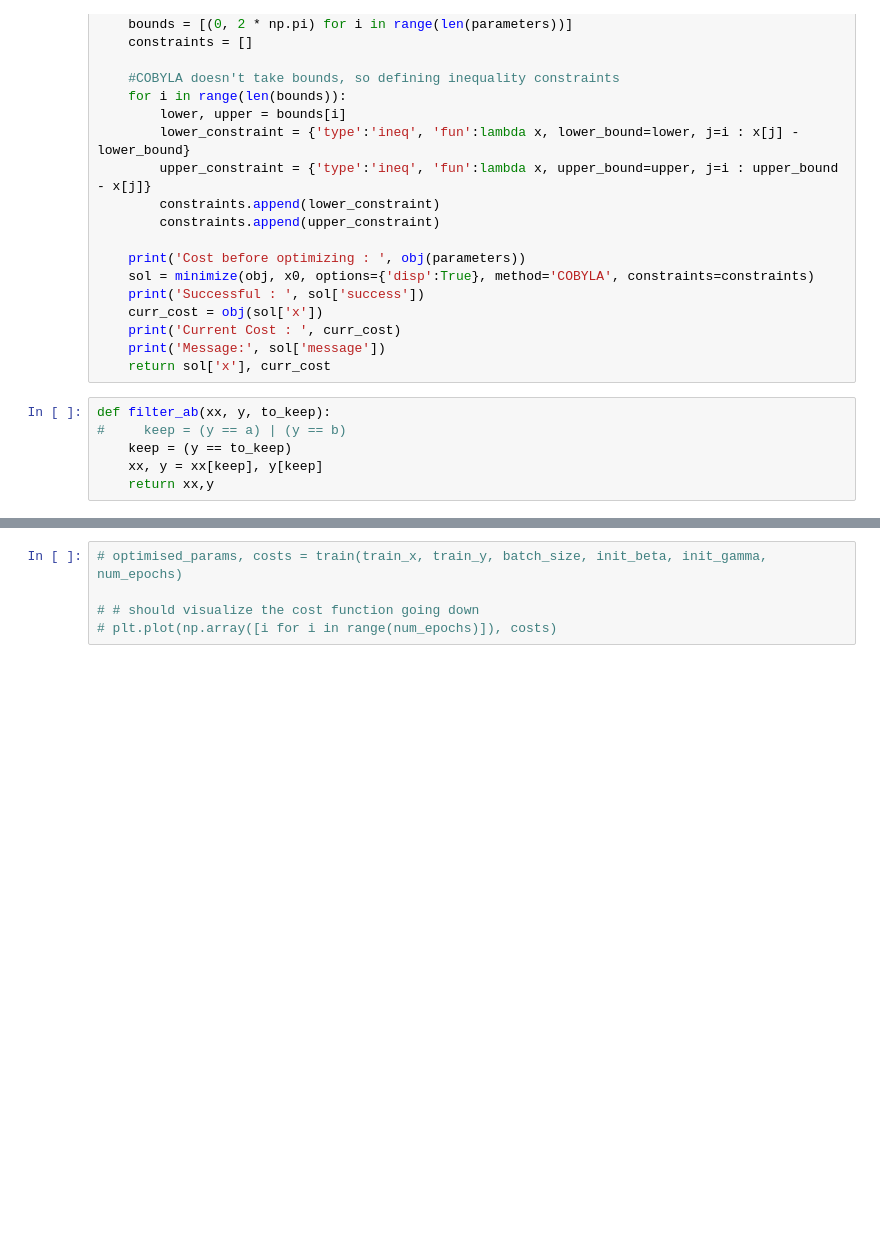
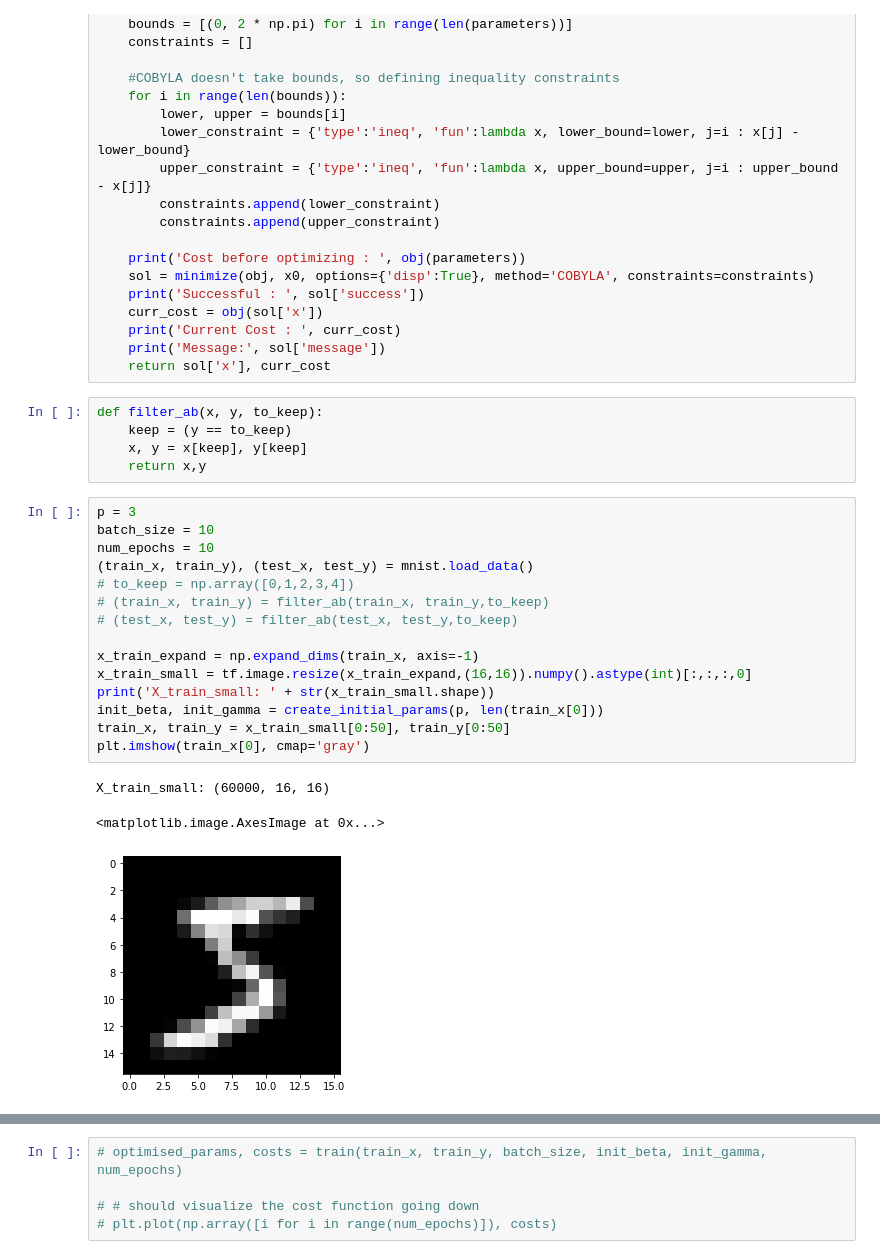
Before and after one commit to abbysovich/QIRA, a Jupyter notebook: model.ipynb, the cells around one changed output, grey strips where cells are left out. Cells and saved outputs as stored; diff of their text form; blank space fills up the shorter version.

```diff
--- a/model.ipynb
+++ b/model.ipynb
@@ -347,9 +334,27 @@ def optimise_once(parameters, batch, num_layers, n_qubits):
     print('Message:', sol['message'])
     return sol['x'], curr_cost
 # %%
-def filter_ab(xx, y, to_keep):
-#     keep = (y == a) | (y == b)
+def filter_ab(x, y, to_keep):
     keep = (y == to_keep)
-    xx, y = xx[keep], y[keep]
-    return xx,y
+    x, y = x[keep], y[keep]
+    return x,y
+# %%
+p = 3
+batch_size = 10
+num_epochs = 10
+(train_x, train_y), (test_x, test_y) = mnist.load_data()
+# to_keep = np.array([0,1,2,3,4])
+# (train_x, train_y) = filter_ab(train_x, train_y,to_keep)
+# (test_x, test_y) = filter_ab(test_x, test_y,to_keep)
+
+x_train_expand = np.expand_dims(train_x, axis=-1)
+x_train_small = tf.image.resize(x_train_expand,(16,16)).numpy().astype(int)[:,:,:,0]
+print('X_train_small: ' + str(x_train_small.shape))
+init_beta, init_gamma = create_initial_params(p, len(train_x[0]))
+train_x, train_y = x_train_small[0:50], train_y[0:50]
+plt.imshow(train_x[0], cmap='gray')
+# %% [output]
+X_train_small: (60000, 16, 16)
+<matplotlib.image.AxesImage at 0x...>
+[figure, added]
 # %%
```
Also changed, not shown: parts of 5 cells of this notebook.
